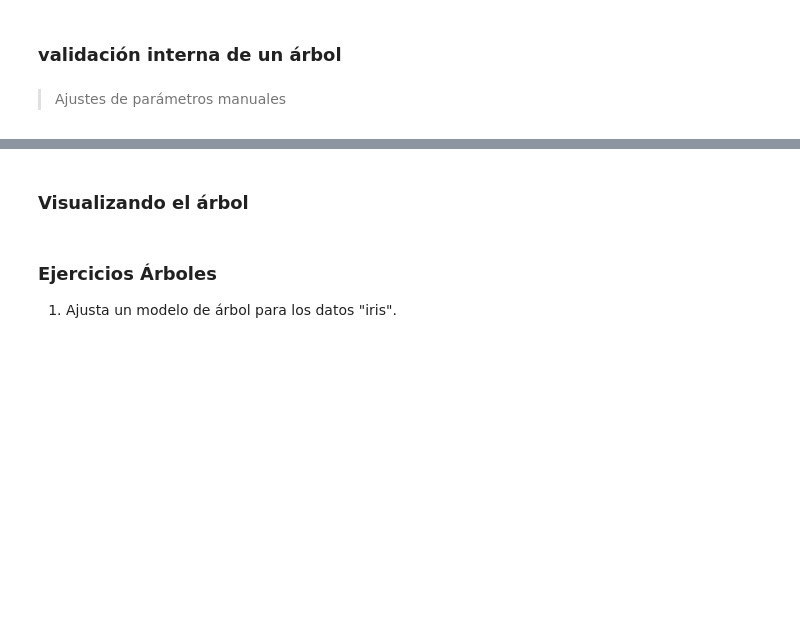
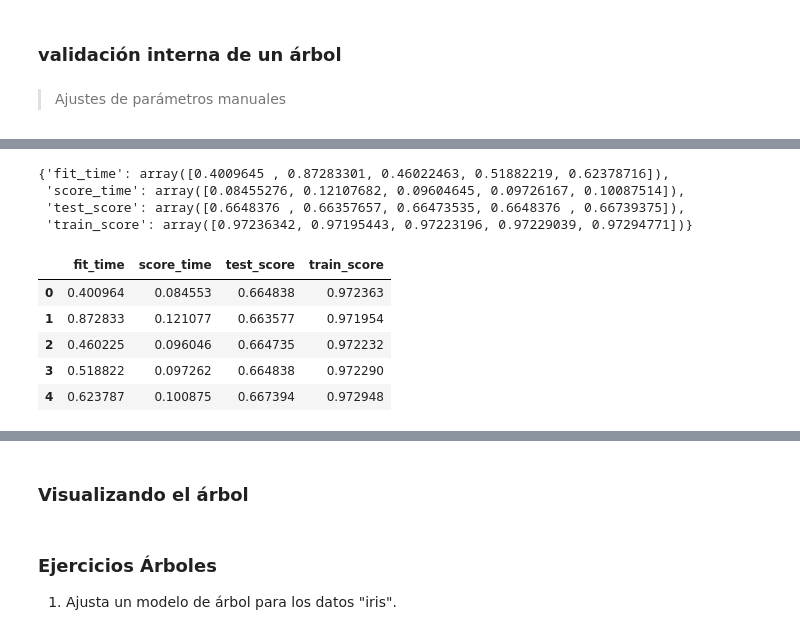
Before and after one commit to ricardoahumada/-Pythor_for_Data_Science, a Jupyter notebook: cap3/3.1.Intro-Classification-Completo.ipynb, the cells around one changed output, grey strips where cells are left out. Saved outputs shown, nothing was run; the diff lists cells and outputs as text; code cells hidden in the pictures; blank space fills up the shorter version.

```diff
--- a/cap3/3.1.Intro-Classification-Completo.ipynb
+++ b/cap3/3.1.Intro-Classification-Completo.ipynb
@@ -182,0 +245,26 @@ np.mean(predictions == y_test)
+# %%
+from sklearn.model_selection import cross_validate
+from sklearn.model_selection import ShuffleSplit
+
+clf = tree.DecisionTreeClassifier(min_samples_split=0.1)
+
+cv = ShuffleSplit(n_splits=5, test_size=0.3, random_state=0)
+cv_results = cross_validate(clf, cols, newdf["ArrDelay"], cv=cv, scoring="accuracy",return_train_score=True)
+cv_results
+# %% [output]
+{'fit_time': array([0.4009645 , 0.87283301, 0.46022463, 0.51882219, 0.62378716]),
+ 'score_time': array([0.08455276, 0.12107682, 0.09604645, 0.09726167, 0.10087514]),
+ 'test_score': array([0.6648376 , 0.66357657, 0.66473535, 0.6648376 , 0.66739375]),
+ 'train_score': array([0.97236342, 0.97195443, 0.97223196, 0.97229039, 0.97294771])}
+# %%
+import pandas as pd
+
+cv_results = pd.DataFrame(cv_results)
+cv_results.head()
+# %% [output]
+|  | fit_time | score_time | test_score | train_score |
+| 0 | 0.400964 | 0.084553 | 0.664838 | 0.972363 |
+| 1 | 0.872833 | 0.121077 | 0.663577 | 0.971954 |
+| 2 | 0.460225 | 0.096046 | 0.664735 | 0.972232 |
+| 3 | 0.518822 | 0.097262 | 0.664838 | 0.972290 |
+| 4 | 0.623787 | 0.100875 | 0.667394 | 0.972948 |
```
Also changed, not shown: parts of 11 cells of this notebook, 2 other files.
